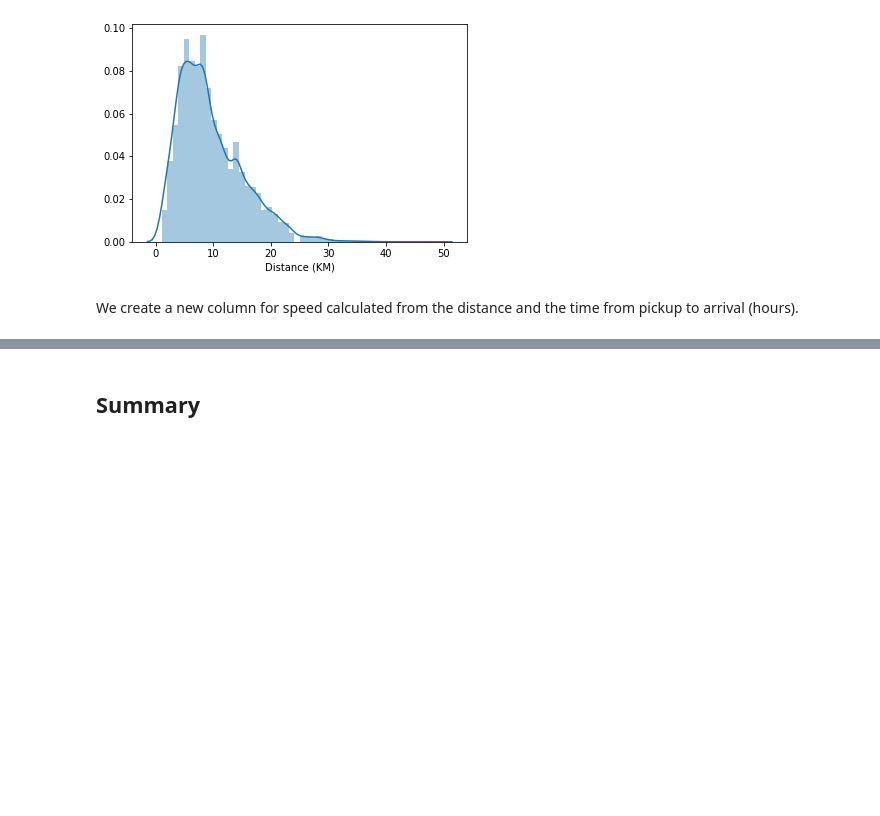
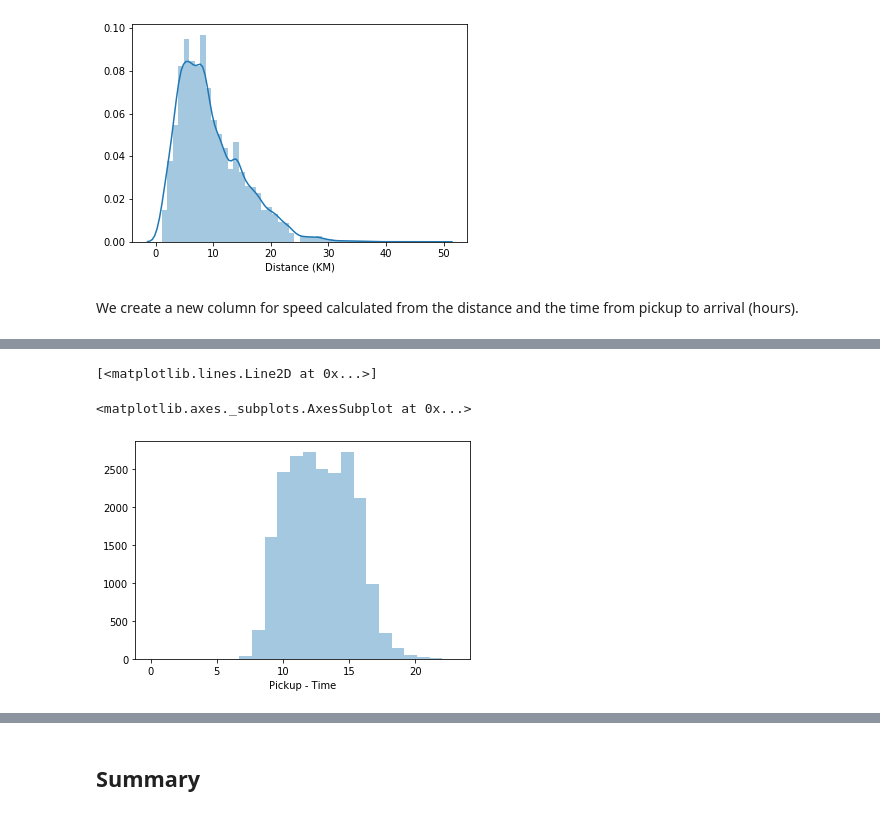
Before and after one commit to CourtneyGallant/CT_9, a Jupyter notebook: Final Notebook.ipynb, the cells around one changed output, grey strips where cells are left out. Cells and saved outputs as stored; diff of their text form; code cells hidden in the pictures; blank space fills up the shorter version.

```diff
--- a/Final Notebook.ipynb
+++ b/Final Notebook.ipynb
@@ -350,0 +321,10 @@ df.head()
+# %%
+fig, axs = plt.subplots(2, 2)
+axs[0, 0].plot(df['Order No'], time_df['placement_confirmation'])
+# %% [output]
+[<matplotlib.lines.Line2D at 0x...>]
+# %%
+sns.distplot(pickup_time, kde = False, bins=24)
+# %% [output]
+<matplotlib.axes._subplots.AxesSubplot at 0x...>
+[figure, added]
```
Also changed, not shown: parts of 32 cells of this notebook.
